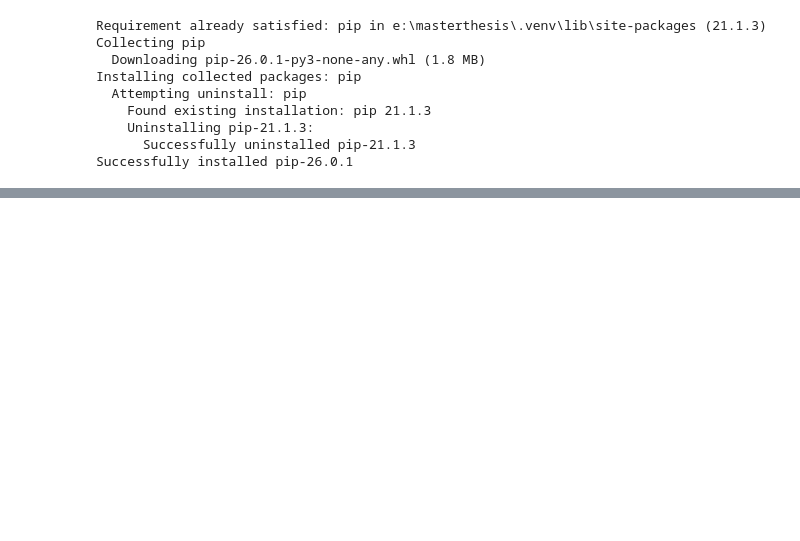
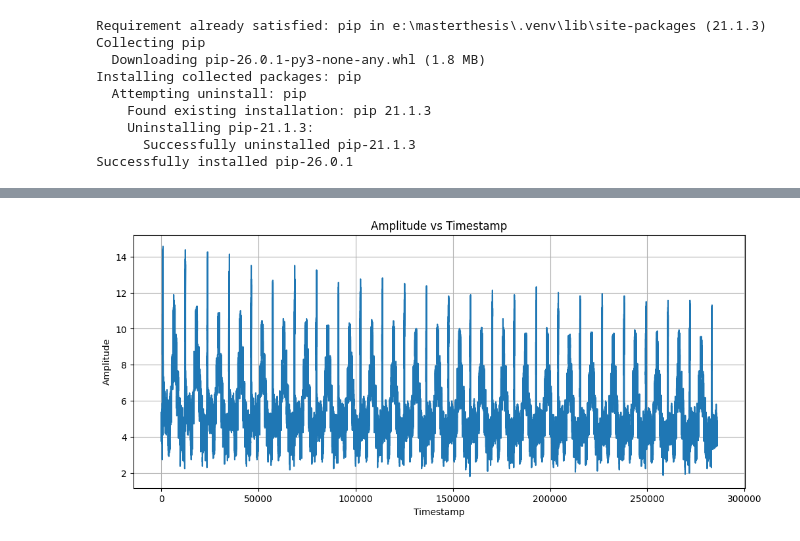
Before and after one commit to HaadifSadat/Wave, a Jupyter notebook: src/eda.ipynb, the cells around one changed output, grey strips where cells are left out. Drawn from its saved outputs; the diff is of its cells as text; code cells hidden in the pictures; blank space fills up the shorter version.

```diff
--- a/src/eda.ipynb
+++ b/src/eda.ipynb
@@ -51,12 +52,16 @@ opBox200.head(10)
 | 0.12 | -0.12 | 0.00 | 0.12 | -0.12 | 0.00 | 0.12 | 0.12 | -0.25 | -0.62 | -0.75 | -0.75 | ... |
 | TIME = 11:39:35 | NR = 6 | SEQ = 0 | TS[us] = 18864 | LOST_TRIG = 0 | NaN | NaN | NaN | NaN | NaN | NaN | NaN | ... |
 # %%
-FILE_PATH = "..\data\Wave.opt"
+FILE_PATH = "../data/Wave.opt"
 with open(FILE_PATH, "r") as f:
     text = f.read()
 blocks = re.split(r'(?=TIME\s*=)', text)
 
 blocks = [b.strip() for b in blocks if b.strip()]
+# %%
+def robust_peak(samples, n=10):
+    top = sorted(samples)[-n:]
+    return np.median(top)
 # %%
 records = []
 
@@ -93,7 +98,19 @@ for block in blocks:
         "seq": seq,
         "ts_us": ts_us,
         "lost_trig": lost_trig,
-        "samples": samples
+        "MaxSamples": robust_peak(samples)
     })
+
+    # df["peak"] = df["samples"].apply(robust_peak)
 # %%
 df = pd.DataFrame(records)
+# df["time"] = pd.to_datetime(df["time"], format="%H:%M:%S")
+# df["timestamp"] = (
+#     df["time"]
+#     + pd.to_timedelta(df["ts_us"], unit="us")
+# )
+
+base_date = "2026-06-07"  # or any reference date
+df["datetime"] = pd.to_datetime(base_date + " " + df["time"])
+
+df["datetime"] = df["datetime"] + pd.to_timedelta(df["ts_us"], unit="us")
@@ -113,0 +137,14 @@ df = pd.DataFrame(records)
+# %%
+import matplotlib.pyplot as plt
+
+plt.figure(figsize=(12,5))
+plt.plot(df[""], df["MaxSamples"])
+
+plt.xlabel("Timestamp")
+plt.ylabel("Amplitude")
+plt.title("Amplitude vs Timestamp")
+plt.grid(True)
+
+plt.show()
+# %% [output]
+[figure, added]
```
Also changed, not shown: parts of 25 cells of this notebook.
